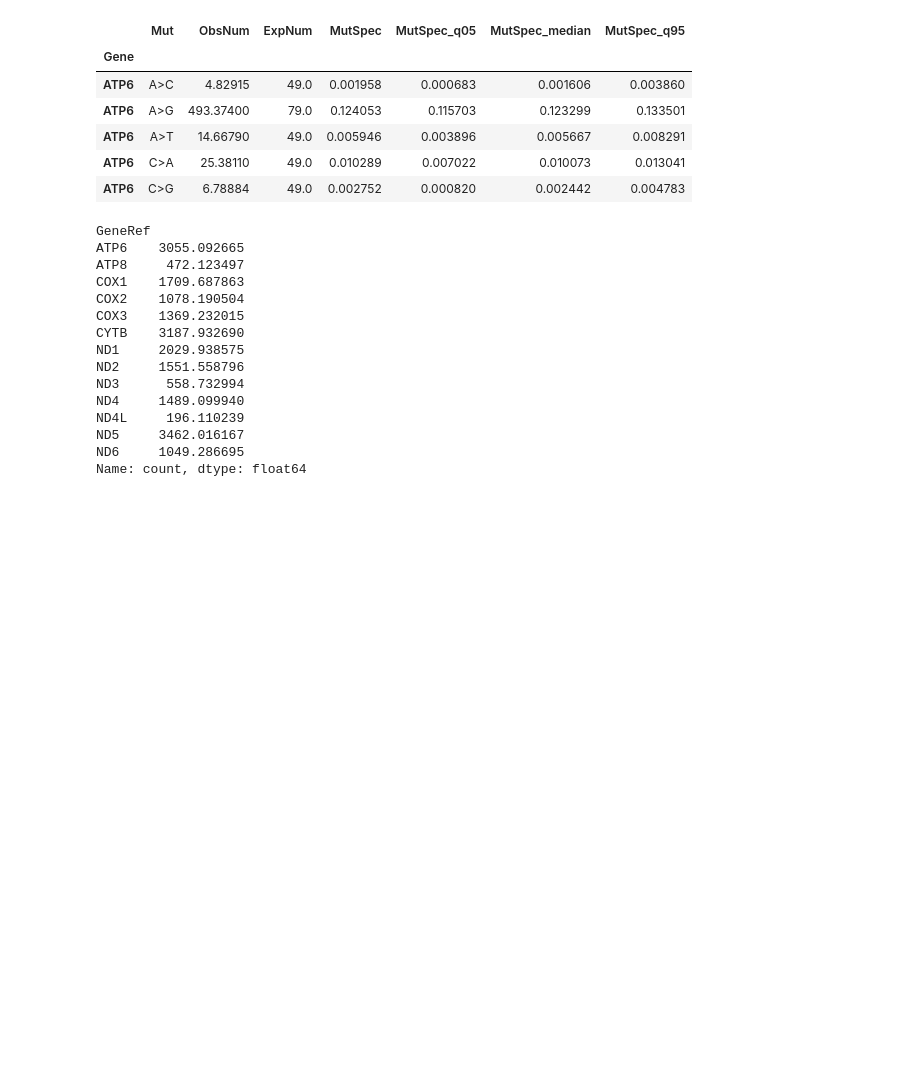
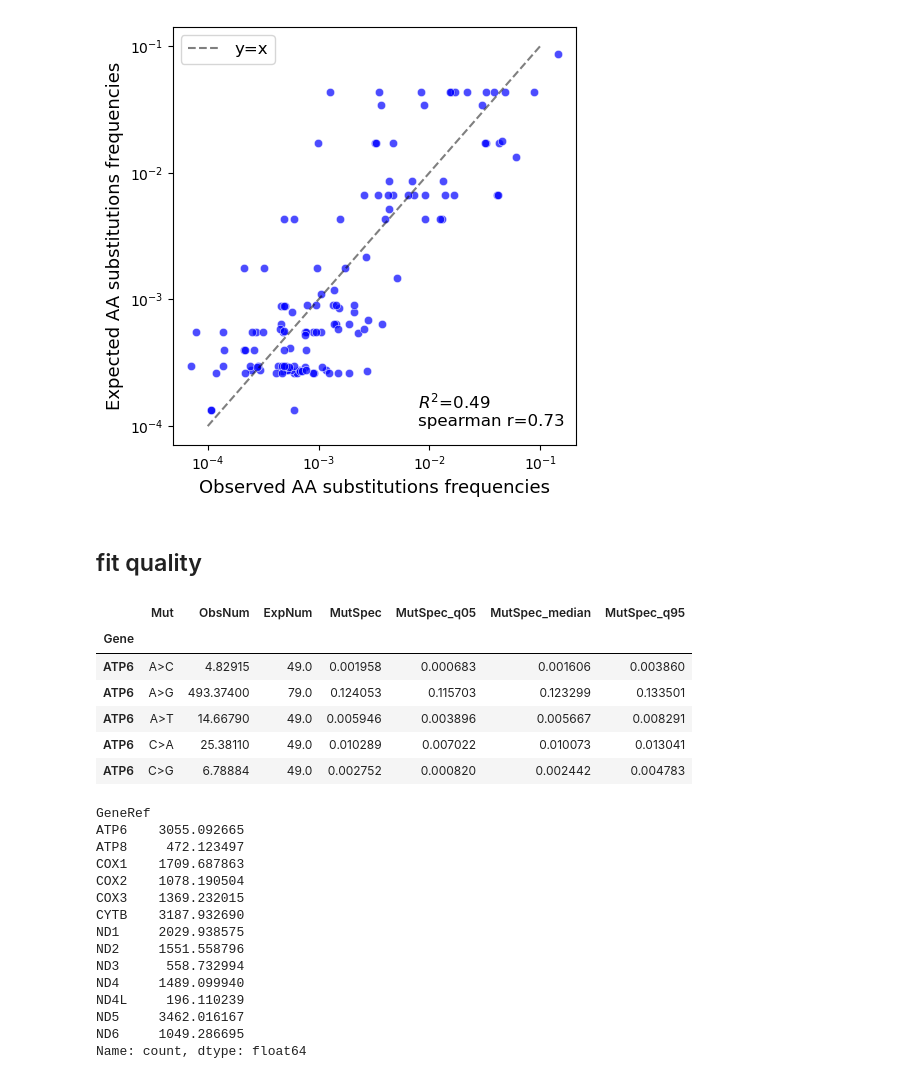
Before and after one commit to mitoclub/AminoAcidShift, a Jupyter notebook: human_germline.ipynb, the cells around one changed output. Cells and saved outputs as stored; diff of their text form; code cells hidden in the pictures; blank space fills up the shorter version.

```diff
--- a/human_germline.ipynb
+++ b/human_germline.ipynb
@@ -21,3 +103,16 @@ coda = CodonAnnotation(2)
+# %%
+exp_aa_subst, _ = prepare_exp_aa_subst(spectrum_mean_ex_nd6, 'rate', 2)
+aa_subst = prepare_aa_subst(obs_ex_nd6, exp_aa_subst, aa_freqs_ex_nd6)
+cur_metrics = calc_metrics(aa_subst)
+
+plot_obs_vs_exp_custom(aa_subst, show=False, metrics=cur_metrics, text_x=-2.1, text_y=-4.)
+
+plt.tight_layout()
+plt.show()
+# %% [output]
+[figure, added]
+# %% [markdown]
+## fit quality
 # %%
 spectra_human_megatree = pd.read_csv(
     './external_datasets/human_megatree_genes_spectra.csv', index_col=0)
```
Also changed, not shown: parts of 10 cells of this notebook, 1 other file.
